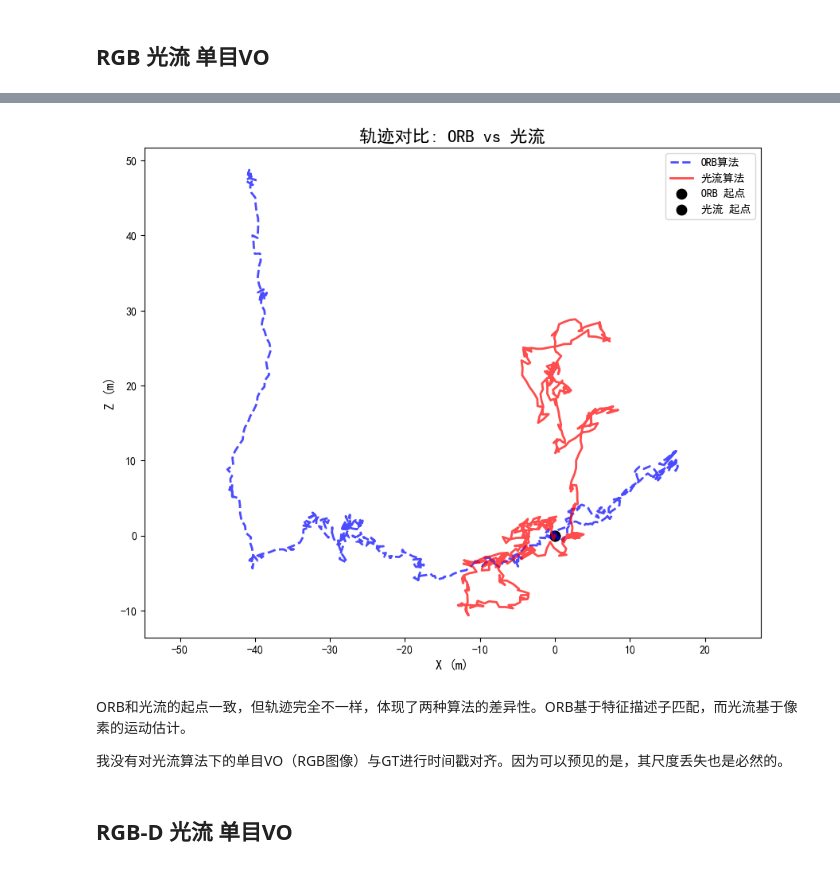
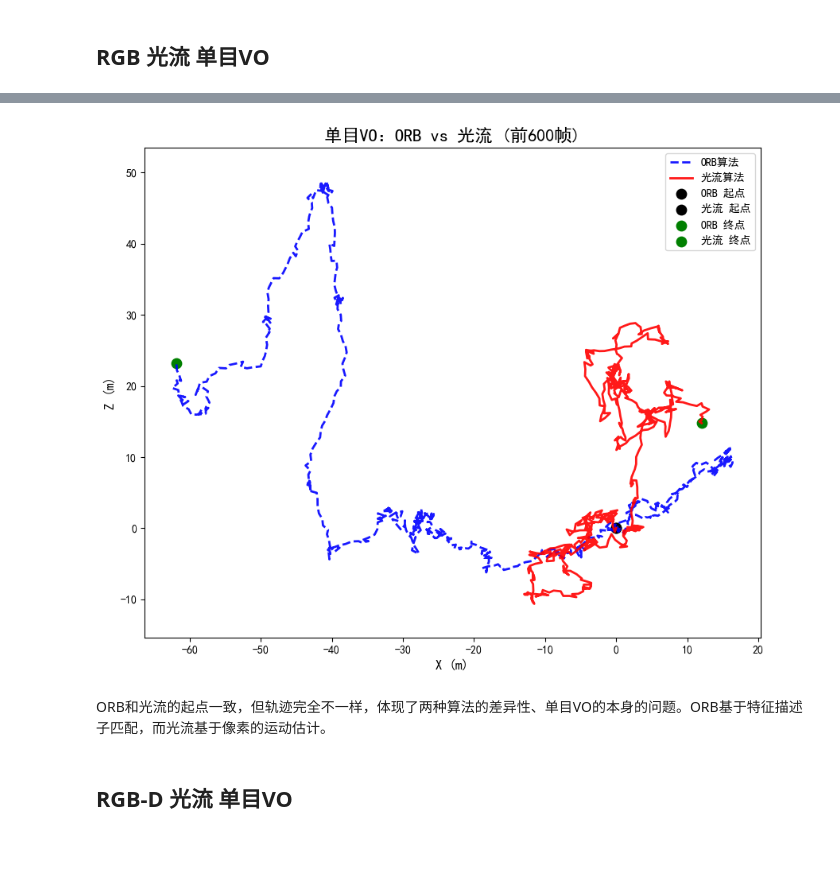
Before and after one commit to User-o2/Camera-Calibration-and-Visual-Odometry, a Jupyter notebook: Camera_Calibrate/code/visual_odometry.ipynb, the cells around one changed output, grey strips where cells are left out. Cells and saved outputs as stored; diff of their text form; code cells hidden in the pictures.

```diff
--- a/Camera_Calibrate/code/visual_odometry.ipynb
+++ b/Camera_Calibrate/code/visual_odometry.ipynb
@@ -502,39 +430,33 @@ Processing 450/500, Tracked points: 426
 光流法 VO 完成。
 # %%
-# Cell 11: 轨迹对比
-
 def plot_comparison(traj_orb, traj_flow):
     fig = plt.figure(figsize=(10, 8))
     ax = fig.add_subplot(111)
 
     # ORB
     ax.plot(traj_orb[:, 0], traj_orb[:, 2], label='ORB算法',
-            color='blue', linewidth=2, linestyle='--',alpha=0.7)
+            color='blue', linewidth=2, linestyle='--',alpha=0.9)
     # 光流
     ax.plot(traj_flow[:, 0], traj_flow[:, 2], label='光流算法',
-            color='red', linewidth=2,alpha=0.7)
+            color='red', linewidth=2,alpha=0.9)
 
     ax.scatter(traj_orb[0, 0], traj_orb[0, 2], color='black', s=80, label='ORB 起点')
     ax.scatter(traj_flow[0, 0], traj_flow[0, 2], color='black', s=80, label='光流 起点')
+    ax.scatter(traj_orb[-1, 0], traj_orb[-1, 2], color='green', s=80, label='ORB 终点')
+    ax.scatter(traj_flow[-1, 0], traj_flow[-1, 2], color='green', s=80, label='光流 终点')
 
-    ax.set_title('轨迹对比: ORB vs 光流', fontsize=16)
+    ax.set_title(f'单目VO：ORB vs 光流 (前{len(traj_orb)}帧)', fontsize=16)
     ax.set_xlabel('X (m)', fontsize=12)
     ax.set_ylabel('Z (m)', fontsize=12)
     ax.legend()
     ax.axis('equal')
     plt.show()
 # %%
-if len(traj_est_optflow) > 0:
-    # traj_est 是实验一的结果变量
-    plot_comparison(traj_est, traj_est_optflow)
-else:
-    print("光流法未生成有效轨迹。")
+plot_comparison(traj_est, traj_est_optflow)
 # %% [output]
-[figure, old version]
+[figure, new version]
 # %% [markdown]
-ORB和光流的起点一致，但轨迹完全不一样，体现了两种算法的差异性。ORB基于特征描述子匹配，而光流基于像素的运动估计。
-
-我没有对光流算法下的单目VO（RGB图像）与GT进行时间戳对齐。因为可以预见的是，其尺度丢失也是必然的。
+ORB和光流的起点一致，但轨迹完全不一样，体现了两种算法的差异性、单目VO的本身的问题。ORB基于特征描述子匹配，而光流基于像素的运动估计。
 # %% [markdown]
 ## RGB-D 光流 单目VO
 # %% [markdown]
```
Also changed, not shown: parts of 35 cells of this notebook, 4 other files.
